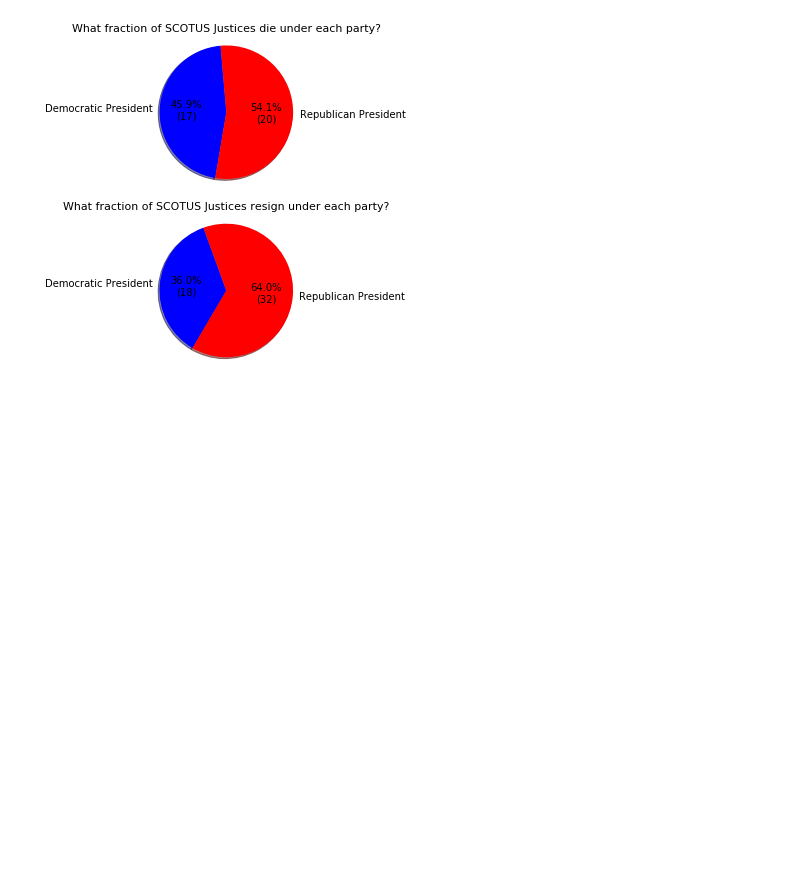
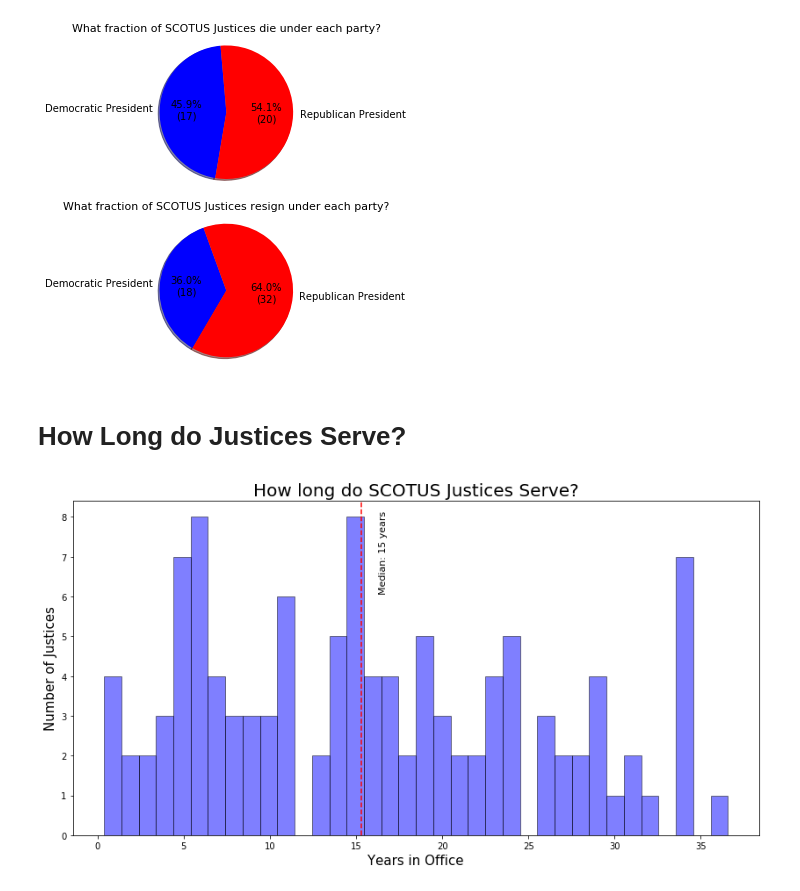
Before and after one commit to danielpolin/SCOTUS, a Jupyter notebook: Supreme Court.ipynb, the cells around one changed output. Cells and saved outputs as stored; diff of their text form; code cells hidden in the pictures; blank space fills up the shorter version.

```diff
--- a/Supreme Court.ipynb
+++ b/Supreme Court.ipynb
@@ -119,3 +115,25 @@ ax2.axis('equal')
 plt.show()
 # %% [output]
 [figure]
+# %% [markdown]
+# How Long do Justices Serve?
+# %%
+terms=[138,163,383,465,839,901,1032,1318,1439,1665,1742,1750,1754,1834,1835,1842,2070,2079,2091,2175,2182,2247,2320,2335,2403,2567,2595,2636,2866,2961,3065,3129,3251,3334,3452,3804,3863,3945,3952,4125,4144,4769,4838,4936,5067,5175,5219,5252,5356,5551,5567,5613,5621,5628,5649,5740,5967,5972,6034,6124,6174,6304,6506,6716,6845,6916,6917,6937,6969,7203,7404,7413,7527,7553,7977,8018,8292,8298,8456,8581,8595,8621,8798,8847,8894,9652,9665,9845,10149,10316,10425,10631,10732,11121,11298,11400,11716,12273,12331,12371,12448,12570,12613,12614,13358,9901,10564,9549,5474,5350,4065,3732,1263,719]
+terms=np.array(terms)
+years=terms/365.25
+
+fig = plt.figure(1, figsize=(14,7))
+fig.patch.set_facecolor('white')
+numbins=37
+bins=np.linspace(min(years),max(years),numbins)
+ax1=fig.add_subplot(1,1,1)
+ax1.set_title("How long do SCOTUS Justices Serve?",fontsize=20)
+ax1.hist(years,bins=bins,color='b',ec='k', alpha=0.5)
+ax1.axvline(x=np.median(years),color='r', linestyle='--')
+ax1.text(np.median(years)+1, 8, 'Median: '+str(int(np.median(years)))+" years",fontsize=11,rotation=90)
+ax1.set_ylabel("Number of Justices",fontsize=15)
+ax1.set_xlabel("Years in Office",fontsize=15)
+
+plt.show()
+# %% [output]
+[figure, added]
```
Also changed, not shown: parts of 1 cell of this notebook.
